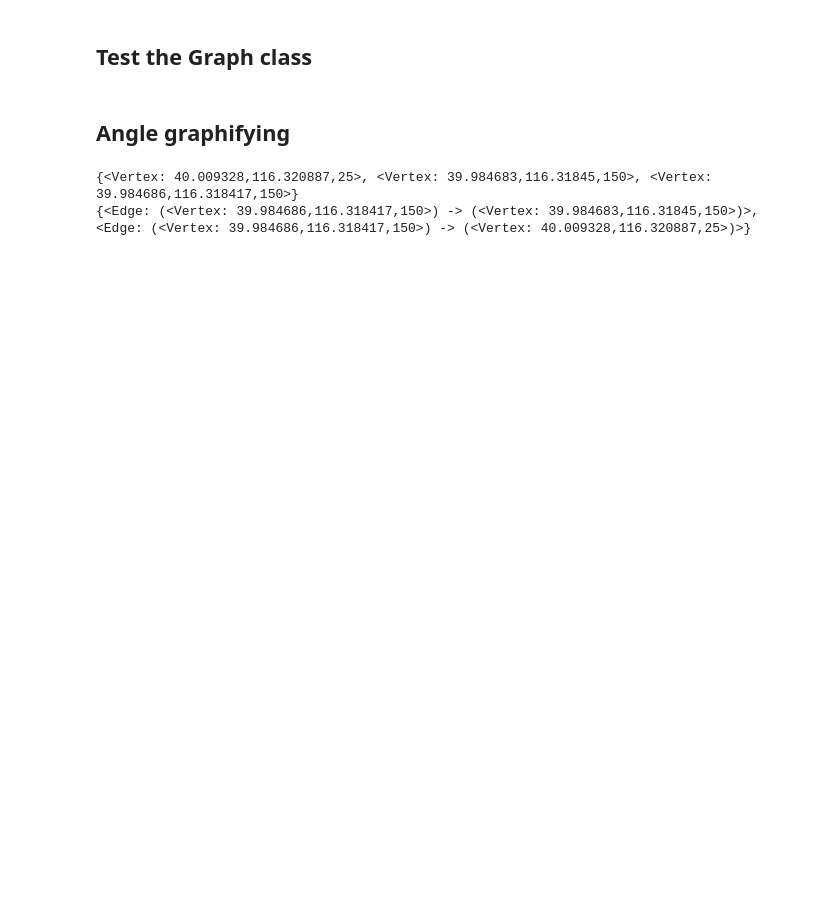
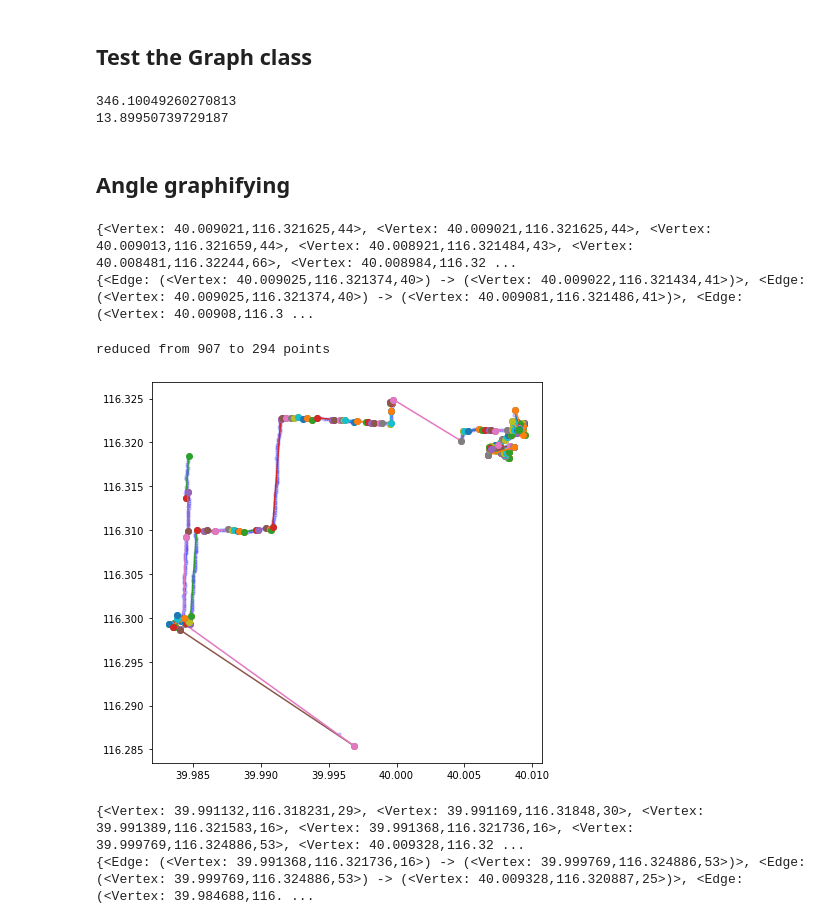
Before and after one commit to svensesen/Beijing-Topo, a Jupyter notebook: test.ipynb, the cells around one changed output. Cells and saved outputs as stored; diff of their text form; code cells hidden in the pictures; blank space fills up the shorter version.

Commit message:
Add functionality to the graph class

```diff
--- a/test.ipynb
+++ b/test.ipynb
@@ -35,6 +36,12 @@ for i in range(5):
     pp.pprint(graph.vertices)
     pp.pprint(graph.edges)
     pp.pprint("")
+# %%
+print(calculate_angle(60, 61, 2, 3))
+print(calculate_angle(60, 61, 3, 2))
+# %% [output]
+346.10049260270813
+13.89950739729187
 # %% [markdown]
 ## Angle graphifying
 # %%
@@ -43,7 +50,7 @@ df = pd.read_csv("presets/0.csv")
 tra = df["trajectory"][0]
 dft = df[df["trajectory"] == tra]
 # %%
-max_angle_change = 15
+max_angle_change = 45
 
 graph = Graph()
 
@@ -63,7 +70,7 @@ for i in range(2,len(dft)):
     cur_longitude = dft.loc[i, "longitude"]
     cur_altitude = dft.loc[i, "altitude"]
 
-    cur_angle = calculate_angle(last_latitude, last_longitude, cur_latitude, cur_longitude)
+    cur_angle = calculate_angle(last_latitude, cur_latitude, last_longitude, cur_longitude)
 
     if abs(last_angle-cur_angle) > max_angle_change:
         new_vertex = Vertex(last_latitude, last_longitude, last_altitude, graph)
@@ -82,5 +89,68 @@ Edge([last_vertex, new_vertex])
 print(graph.vertices)
 print(graph.edges)
 # %% [output]
-{<Vertex: 40.009328,116.320887,25>, <Vertex: 39.984683,116.31845,150>, <Vertex: 39.984686,116.318417,150>}
-{<Edge: (<Vertex: 39.984686,116.318417,150>) -> (<Vertex: 39.984683,116.31845,150>)>, <Edge: (<Vertex: 39.984686,116.318417,150>) -> (<Vertex: 40.009328,116.320887,25>)>}
+{<Vertex: 40.009021,116.321625,44>, <Vertex: 40.009021,116.321625,44>, <Vertex: 40.009013,116.321659,44>, <Vertex: 40.008921,116.321484,43>, <Vertex: 40.008481,116.32244,66>, <Vertex: 40.008984,116.32 ...
+{<Edge: (<Vertex: 40.009025,116.321374,40>) -> (<Vertex: 40.009022,116.321434,41>)>, <Edge: (<Vertex: 40.009025,116.321374,40>) -> (<Vertex: 40.009081,116.321486,41>)>, <Edge: (<Vertex: 40.00908,116.3 ...
+# %%
+fig, ax = plt.subplots(figsize = (7,7))
+ax.scatter(dft.latitude, dft.longitude, zorder=1, alpha= 0.2, c='b', s=10)
+
+for edge in graph.edges:
+    lat1 = min(edge.vertices).latitude
+    long1 = min(edge.vertices).longitude
+
+    lat2 = max(edge.vertices).latitude
+    long2 = max(edge.vertices).longitude
+
+    plt.plot([lat1, lat2], [long1, long2], marker = 'o')
+
+
+print(f"reduced from {len(dft)} to {len(graph.vertices)} points")
+# %% [output]
+reduced from 907 to 294 points
+[figure, added]
+# %%
+max_angle_change = 15
+
+graph = Graph()
+
+start_latitude = dft.loc[0, "latitude"]
+start_longitude = dft.loc[0, "longitude"]
+altitude = dft.loc[0, "altitude"]
+
+last_vertex = Vertex(start_latitude, start_longitude, altitude, graph)
+last_latitude = dft.loc[1, "latitude"]
+last_longitude = dft.loc[1, "longitude"]
+last_altitude = dft.loc[1, "altitude"]
+
+last_angle = last_vertex.angle_to_point(last_latitude, last_longitude)
+
+for i in range(2,len(dft)):
+    cur_latitude = dft.loc[i, "latitude"]
+    cur_longitude = dft.loc[i, "longitude"]
+    cur_altitude = dft.loc[i, "altitude"]
+
+    cur_angle = calculate_angle(start_latitude, cur_latitude, start_longitude, cur_longitude)
+
+    if abs(last_angle-cur_angle) > max_angle_change:
+        new_vertex = Vertex(last_latitude, last_longitude, last_altitude, graph)
+        Edge([last_vertex, new_vertex])
+
+        last_angle = cur_angle
+        last_vertex = new_vertex
+
+        start_altitude = last_altitude
+        start_longitude = last_longitude
+
+    last_latitude = cur_latitude
+    last_longitude = cur_longitude
+    last_altitude = cur_altitude
+
+new_vertex = Vertex(last_latitude, last_longitude, last_altitude, graph)
+Edge([last_vertex, new_vertex])
+
+print(graph.vertices)
+print(graph.edges)
+# %% [output]
+{<Vertex: 39.991132,116.318231,29>, <Vertex: 39.991169,116.31848,30>, <Vertex: 39.991389,116.321583,16>, <Vertex: 39.991368,116.321736,16>, <Vertex: 39.999769,116.324886,53>, <Vertex: 40.009328,116.32 ...
+{<Edge: (<Vertex: 39.991368,116.321736,16>) -> (<Vertex: 39.999769,116.324886,53>)>, <Edge: (<Vertex: 39.999769,116.324886,53>) -> (<Vertex: 40.009328,116.320887,25>)>, <Edge: (<Vertex: 39.984688,116. ...
```
Also changed, not shown: parts of 4 cells of this notebook, 2 other files.
